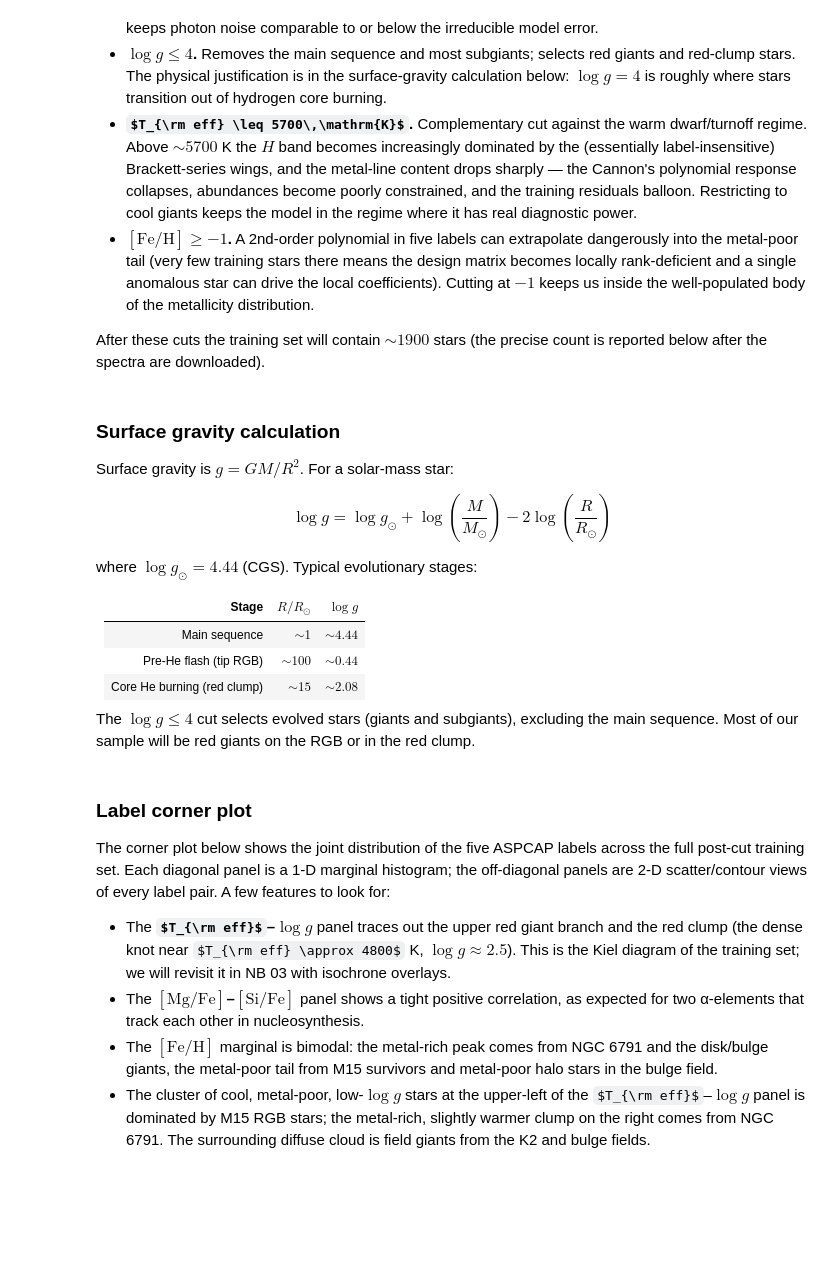
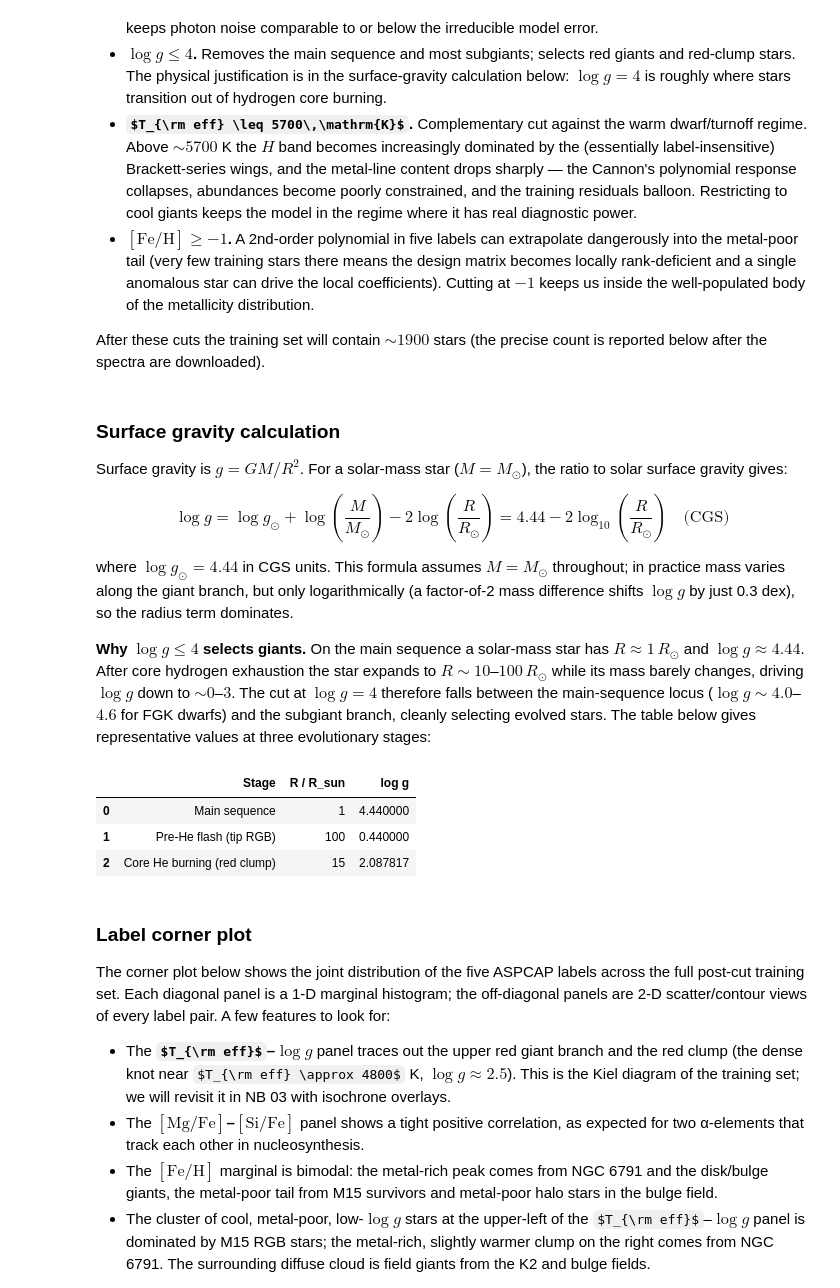
Before and after one commit to raw-asparagus/ay-128, a Jupyter notebook: labs/02/01-training-set.ipynb, the cells around one changed output. Drawn from its saved outputs; the diff is of its cells as text; code cells hidden in the pictures; some formulas as TeX source; blank space fills up the shorter version.

```diff
--- a/labs/02/01-training-set.ipynb
+++ b/labs/02/01-training-set.ipynb
@@ -65,19 +65,28 @@ training = APOGEETrainingSet(source)
 # %% [markdown]
 ### Surface gravity calculation
 
-Surface gravity is $g = GM/R^2$. For a solar-mass star:
+Surface gravity is $g = GM/R^2$. For a solar-mass star ($M = M_\odot$), the ratio to solar surface gravity gives:
 
-$$\log g = \log g_\odot + \log\left(\frac{M}{M_\odot}\right) - 2\log\left(\frac{R}{R_\odot}\right)$$
+$$\log g = \log g_\odot + \log\left(\frac{M}{M_\odot}\right) - 2\log\left(\frac{R}{R_\odot}\right) = 4.44 - 2\log_{10}\left(\frac{R}{R_\odot}\right) \quad\text{(CGS)}$$
 
-where $\log g_\odot = 4.44$ (CGS). Typical evolutionary stages:
+where $\log g_\odot = 4.44$ in CGS units. This formula assumes $M = M_\odot$ throughout; in practice mass varies along the giant branch, but only logarithmically (a factor-of-2 mass difference shifts $\log g$ by just 0.3 dex), so the radius term dominates.
 
-| Stage | $R/R_\odot$ | $\log g$ |
-|---|---|---|
-| Main sequence | $\sim 1$ | $\sim 4.44$ |
-| Pre-He flash (tip RGB) | $\sim 100$ | $\sim 0.44$ |
-| Core He burning (red clump) | $\sim 15$ | $\sim 2.08$ |
-
-The $\log g \leq 4$ cut selects evolved stars (giants and subgiants), excluding the main sequence. Most of our sample will be red giants on the RGB or in the red clump.
+**Why $\log g \leq 4$ selects giants.** On the main sequence a solar-mass star has $R \approx 1\,R_\odot$ and $\log g \approx 4.44$. After core hydrogen exhaustion the star expands to $R \sim 10$–$100\,R_\odot$ while its mass barely changes, driving $\log g$ down to $\sim 0$–$3$. The cut at $\log g = 4$ therefore falls between the main-sequence locus ($\log g \sim 4.0$–$4.6$ for FGK dwarfs) and the subgiant branch, cleanly selecting evolved stars. The table below gives representative values at three evolutionary stages:
+# %%
+# Surface gravity at three evolutionary stages for a solar-mass star
+logg_sun = 4.44  # log g_sun in CGS
+
+stages = pd.DataFrame({
+    "Stage": ["Main sequence", "Pre-He flash (tip RGB)", "Core He burning (red clump)"],
+    "R / R_sun": [1, 100, 15],
+})
+stages["log g"] = logg_sun - 2 * np.log10(stages["R / R_sun"])
+stages
+# %% [output]
+|  | Stage | R / R_sun | log g |
+| 0 | Main sequence | 1 | 4.440000 |
+| 1 | Pre-He flash (tip RGB) | 100 | 0.440000 |
+| 2 | Core He burning (red clump) | 15 | 2.087817 |
 # %% [markdown]
 ### Label corner plot
 
```
Also changed, not shown: parts of 8 cells of this notebook, 30 other files.
